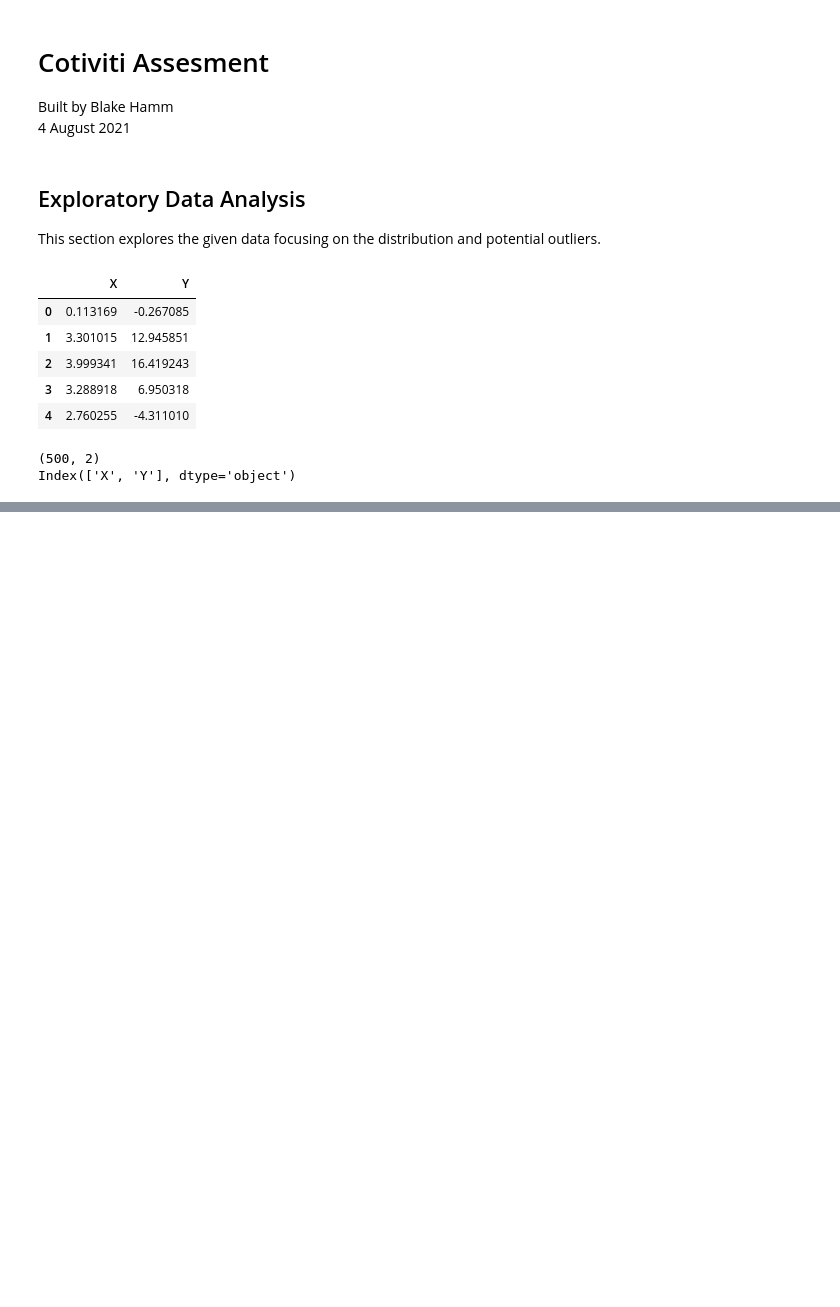
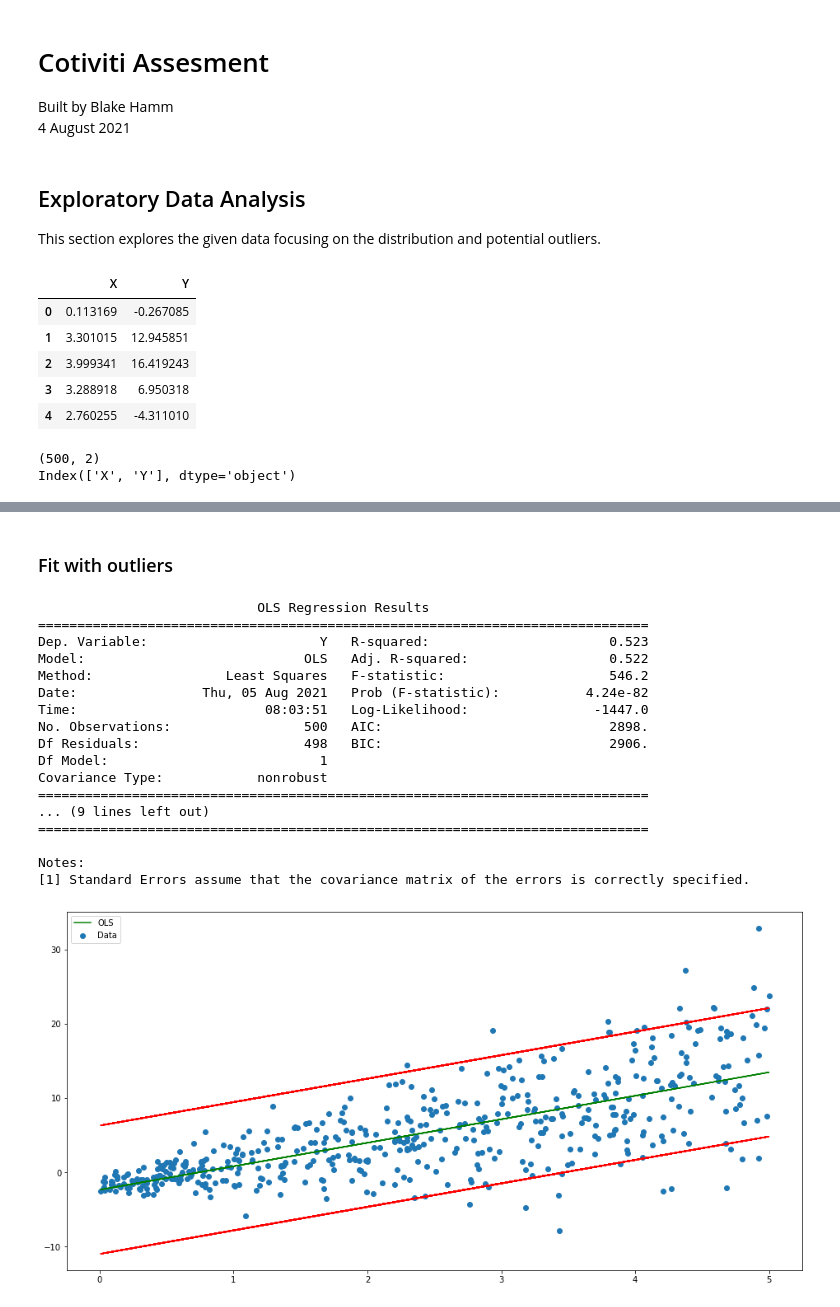
Before and after one commit to blake-hamm/cotiviti_test, a Jupyter notebook: Cotiviti_Assesment.ipynb, the cells around one changed output, grey strips where cells are left out. Cells and saved outputs as stored; diff of their text form; code cells hidden in the pictures; blank space fills up the shorter version.

```diff
--- a/Cotiviti_Assesment.ipynb
+++ b/Cotiviti_Assesment.ipynb
@@ -29,0 +110,49 @@ Index(['X', 'Y'], dtype='object')
+# %%
+# Function to get 95% confidence intervales
+def build_results(x, y):
+
+    ## Fit with outliers
+    X = sm.add_constant(x) # Add constant
+    model = sm.OLS(y, X)
+    results = model.fit()
+    print(results.summary())
+
+    # Get summary data
+    stats, data, labels = summary_table(results, alpha=0.05)
+
+    # Get confidence intervals (95%)
+    ci_low, ci_upp = data[:, 6:8].T
+
+    # Plot results
+    fig, ax = plt.subplots(figsize = (16,8))
+    ax.scatter(x, y, label = "Data")
+    ax.plot(x, results.fittedvalues, 'g', label="OLS")
+    ax.plot(x, ci_low, 'r')
+    ax.plot(x, ci_upp, 'r')
+    ax.legend(loc = 'best')
+# %% [markdown]
+### Fit with outliers
+# %%
+## Fit with outliers
+
+# Run function
+build_results(x1, y1)
+# %% [output]
+                            OLS Regression Results
+==============================================================================
+Dep. Variable:                      Y   R-squared:                       0.523
+Model:                            OLS   Adj. R-squared:                  0.522
+Method:                 Least Squares   F-statistic:                     546.2
+Date:                Thu, 05 Aug 2021   Prob (F-statistic):           4.24e-82
+Time:                        08:03:51   Log-Likelihood:                -1447.0
+No. Observations:                 500   AIC:                             2898.
+Df Residuals:                     498   BIC:                             2906.
+Df Model:                           1
+Covariance Type:            nonrobust
+==============================================================================
+... (9 lines left out)
+==============================================================================
+
+Notes:
+[1] Standard Errors assume that the covariance matrix of the errors is correctly specified.
+[figure, added]
```
Also changed, not shown: parts of 15 cells of this notebook.
